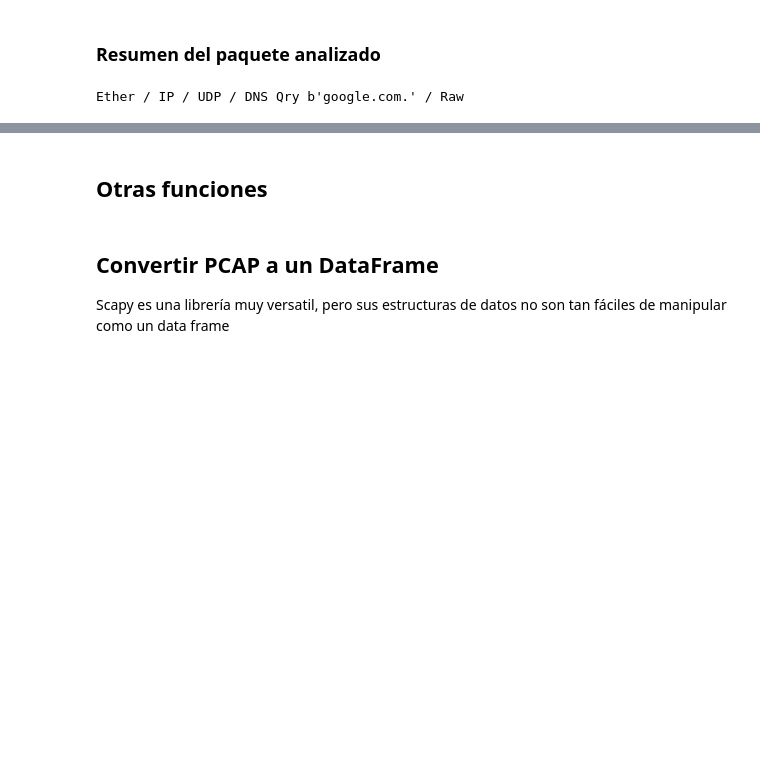
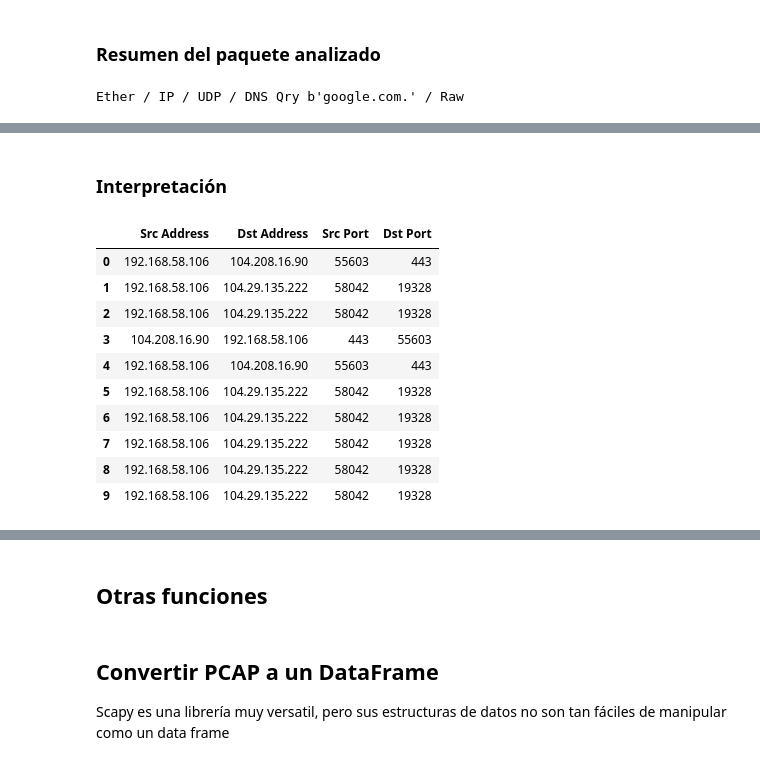
Before and after one commit to EdwinOrtegaK/Lab05_SDS, a Jupyter notebook: network_analysis_scapy.ipynb, the cells around one changed output, grey strips where cells are left out. Cells and saved outputs as stored; diff of their text form; code cells hidden in the pictures; blank space fills up the shorter version.

```diff
--- a/network_analysis_scapy.ipynb
+++ b/network_analysis_scapy.ipynb
@@ -105,0 +133,38 @@ Ether / IP / UDP / DNS Qry b'google.com.' / Raw
+# %% [markdown]
+### Interpretación
+# %%
+data_test = []
+
+for pkt in pcap_test:
+    if IP in pkt:
+        src_port = None
+        dst_port = None
+
+        if TCP in pkt:
+            src_port = pkt[TCP].sport
+            dst_port = pkt[TCP].dport
+        elif UDP in pkt:
+            src_port = pkt[UDP].sport
+            dst_port = pkt[UDP].dport
+
+        data_test.append({
+            "Src Address": pkt[IP].src,
+            "Dst Address": pkt[IP].dst,
+            "Src Port": src_port,
+            "Dst Port": dst_port
+        })
+
+df_test = pd.DataFrame(data_test)
+df_test
+# %% [output]
+|  | Src Address | Dst Address | Src Port | Dst Port |
+| 0 | 192.168.58.106 | 104.208.16.90 | 55603 | 443 |
+| 1 | 192.168.58.106 | 104.29.135.222 | 58042 | 19328 |
+| 2 | 192.168.58.106 | 104.29.135.222 | 58042 | 19328 |
+| 3 | 104.208.16.90 | 192.168.58.106 | 443 | 55603 |
+| 4 | 192.168.58.106 | 104.208.16.90 | 55603 | 443 |
+| 5 | 192.168.58.106 | 104.29.135.222 | 58042 | 19328 |
+| 6 | 192.168.58.106 | 104.29.135.222 | 58042 | 19328 |
+| 7 | 192.168.58.106 | 104.29.135.222 | 58042 | 19328 |
+| 8 | 192.168.58.106 | 104.29.135.222 | 58042 | 19328 |
+| 9 | 192.168.58.106 | 104.29.135.222 | 58042 | 19328 |
```
Also changed, not shown: parts of 9 cells of this notebook.
